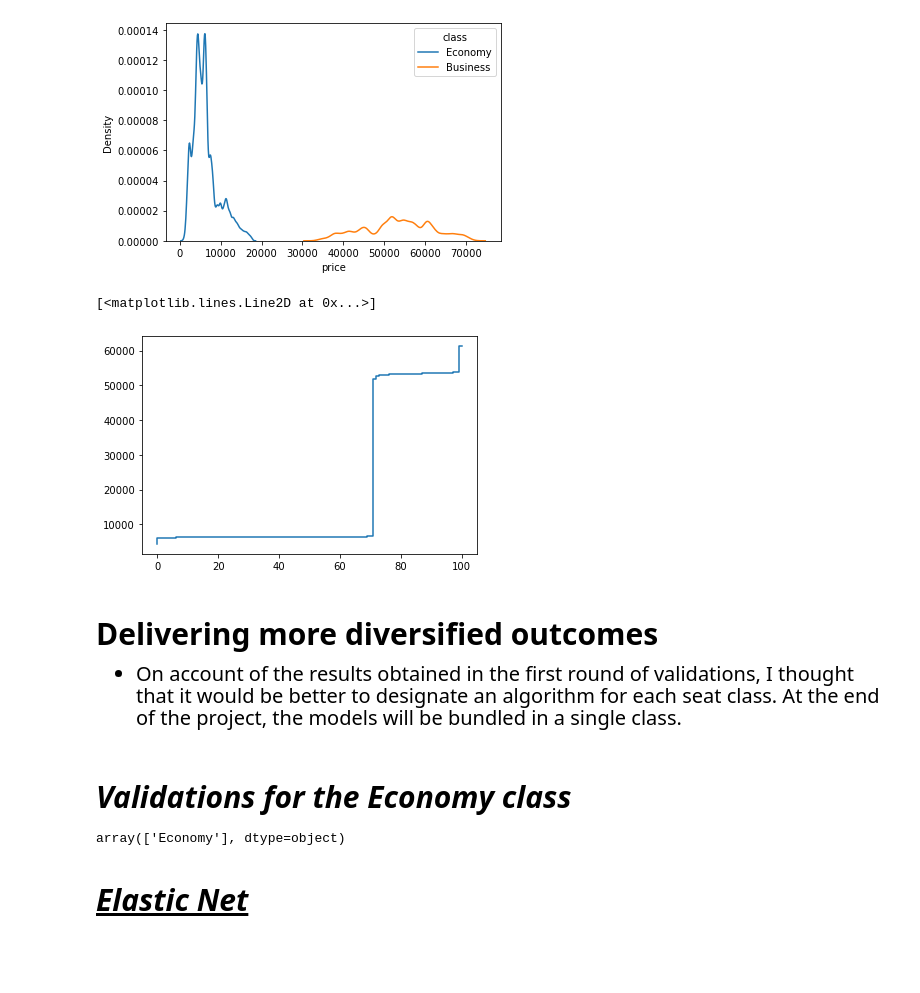
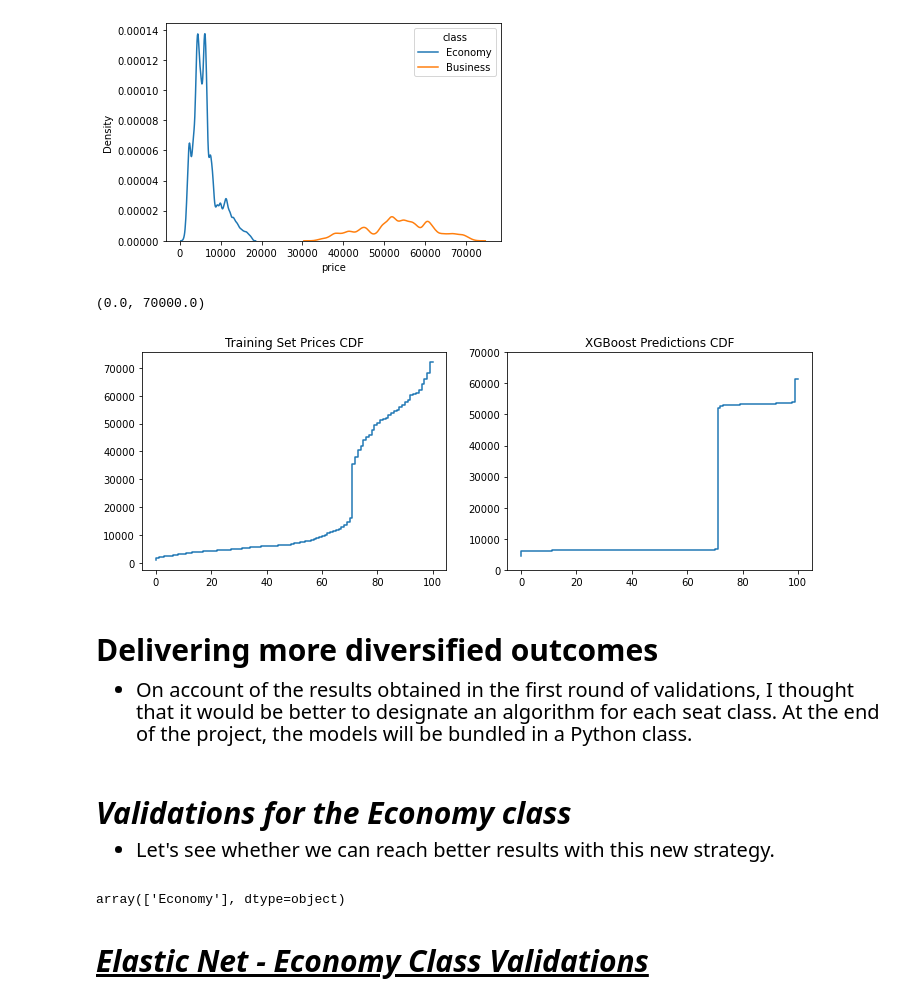
Before and after one commit to felipesveiga/Flight-Price-Estimator, a Jupyter notebook: flight_prices.ipynb, the cells around one changed output. Cells and saved outputs as stored; diff of their text form; code cells hidden in the pictures; blank space fills up the shorter version.

```diff
--- a/flight_prices.ipynb
+++ b/flight_prices.ipynb
@@ -879,27 +879,43 @@ kdeplot(data=train_no_outliers, x='price', hue='class')
 # %%
 # Another issue: from priotizing a single feature when fitting, our models' predictions are note diverse enough. The estimations
 # for the economic class are all next to 6100 indian ruppies, and around of 52000 indian ruppies for the business class.
 
 # Thus, in spite of their great RMSE achieved, the algorithms are actually returning excessively generalized predictions, which will not
 # satisfy the potential users.
 
+# Graphing the training set prices CDF.
+plt.figure(figsize=(12,4))
+plt.subplot(121)
+plt.step(list(range(0,101,1)),[np.percentile(y,i) for i in range(0,101,1)])
+plt.title('Training Set Prices CDF')
+
 # Plotting the CDF of the XGBoost estimations.
+plt.subplot(122)
 xgb_train_predictions = xgb_gscv.best_estimator_.predict(X_ready)
 plt.step(list(range(0,101,1)),[np.percentile(xgb_train_predictions,i) for i in range(0,101,1)])
+plt.title('XGBoost Predictions CDF')
+plt.ylim([0, 70000])
 # %% [output]
-[<matplotlib.lines.Line2D at 0x...>]
+(0.0, 70000.0)
-[figure, old version]
+[figure, new version]
 # %% [markdown]
 <h2 style='font-size:30px'> Delivering more diversified outcomes</h2>
 <div>
     <ul style='font-size:20px'>
         <li>
-            On account of the results obtained in the first round of validations, I thought that it would be better to designate an algorithm for each seat class. At the end of the project, the models will be bundled in a single class.
+            On account of the results obtained in the first round of validations, I thought that it would be better to designate an algorithm for each seat class. At the end of the project, the models will be bundled in a Python class.
         </li>
     </ul>
 </div>
 # %% [markdown]
 <h3 style='font-size:30px;font-style:italic'> Validations for the Economy class</h3>
+<div>
+    <ul style='font-size:20px'>
+        <li>
+            Let's see whether we can reach better results with this new strategy.
+        </li>
+    </ul>
+</div>
 # %%
 economy_train = train_no_outliers[train_no_outliers['class'] == 'Economy']
 
@@ -911,5 +934,5 @@ array(['Economy'], dtype=object)
 # %% [markdown]
-<h4 style='font-size:30px;font-style:italic;text-decoration:underline'> Elastic Net</h4>
+<h4 style='font-size:30px;font-style:italic;text-decoration:underline'> Elastic Net - Economy Class Validations</h4>
 # %%
 param_grid = param_grid = dict(l1_ratio=np.linspace(0.5,1, 6),
                            alpha=np.logspace(0,3,4))
```
Also changed, not shown: parts of 30 cells of this notebook.
